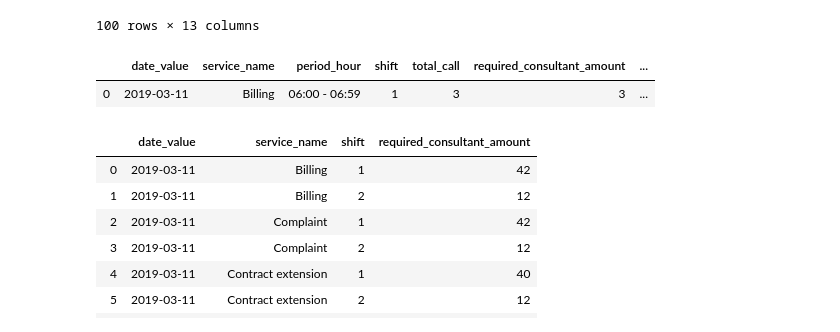
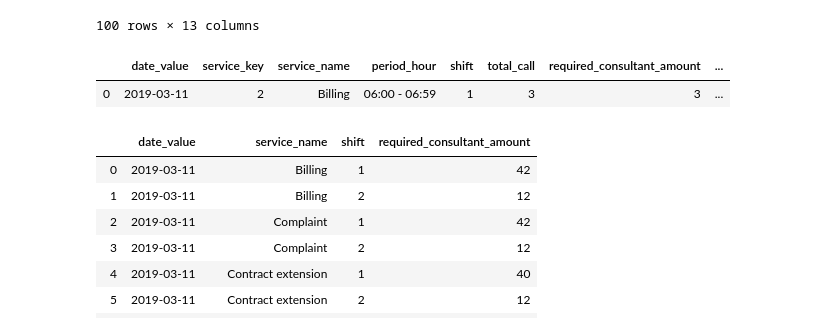
Before and after one commit to SzymonBocian/PracaInzynierska, a Jupyter notebook: DataScripts/04_05_optimization_module.ipynb, the cells around one changed output. Drawn from its saved outputs; the diff is of its cells as text; code cells hidden in the pictures.

```diff
--- a/DataScripts/optimization_module.ipynb
+++ b/DataScripts/04_05_optimization_module.ipynb
@@ -37,11 +55,16 @@ db = db.DbConn(conn_dict)
 
 time_period_date = [ 20190311, 20190312, 20190313, 20190314, 20190315, 20190316, 20190317 ]
 
+time_period_val = [ "{0}_val".format(x) for x in time_period_date]
+
 forecast_sql     = "SELECT * FROM snap.service_date_hour_vw WHERE date_key IN (" + ",".join(map(str, time_period_date)) + ");"
-rest_col_sql     = "SELECT column_name FROM INFORMATION_SCHEMA.columns WHERE table_schema = 'snap' AND table_name = 'consultant_skills_vw' UNION ALL SELECT '" + "' UNION ALL SELECT '".join(map(str, time_period_date)) + "';"
+rest_col_sql     = "SELECT column_name FROM INFORMATION_SCHEMA.columns WHERE table_schema = 'snap' AND table_name = 'consultant_skills_vw' UNION ALL SELECT '" + \
+"' UNION ALL SELECT '".join(map(str, time_period_date + time_period_val)) + "';"
+
+# print(rest_col_sql)
 
 sql_dict = {
-    "restriction"  : "SELECT *, 0, 0, 0, 0, 0, 0, 0 FROM snap.consultant_skills_vw;",
+    "restriction"  : "SELECT *, 0, 0, 0, 0, 0, 0, 0, 0, 0, 0, 0, 0, 0, 0 FROM snap.consultant_skills_vw;",
     #"rest_col"     : "SELECT column_name FROM INFORMATION_SCHEMA.columns WHERE table_schema = 'snap' AND table_name = 'consultant_skills_vw' UNION ALL SELECT 'occupied';",
     "rest_col"     : rest_col_sql,
     "forecast"     : forecast_sql,
@@ -102,7 +127,6 @@ requirements_dict = {
     "in_period"            : [60],   \
     "avg_handle_time"      : [180],  \
     "required_service_lvl" : [0.8],  \
-#     "required_service_lvl" : [0.25],  \
     "trgt_answer_time"     : [20],   \
     "max_occup"            : [0.85], \
     "shrink"               : [0.3]
@@ -114,36 +138,36 @@ df = pd.merge(forecast_df, required_df, on = "key")
 
 f = lambda x: u.calculate(x["total_call"],
                           x["in_period"],
-#                           x["avg_handle_time_sec"],
                           x["avg_handle_time"],
                           x["required_service_lvl"],
                           x["trgt_answer_time"],
                           x["max_occup"],
                           x["shrink"])
 
 df["erlang_c"] = df.apply(f, axis = 1)
 
 df[["probability_call_wait",
     "acquired_service_level",
     "immediately_answer_calls",
     "max_occupancy",
     "average_speed_of_answer",
     "required_consultant_amount"]] = pd.DataFrame(df.erlang_c.values.tolist(), index = df.index)
 
 df[["date_value",
+    "service_key",
     "service_name",
     "period_hour",
     "shift",
     "total_call",
     "required_consultant_amount",
     "probability_call_wait",
     "acquired_service_level",
     "immediately_answer_calls",
     "max_occupancy",
     "average_speed_of_answer"]].head(1)
 # %% [output]
-|  | date_value | service_name | period_hour | shift | total_call | required_consultant_amount | ... |
-| 0 | 2019-03-11 | Billing | 06:00 - 06:59 | 1 | 3 | 3 | ... |
+|  | date_value | service_key | service_name | period_hour | shift | total_call | required_consultant_amount | ... |
+| 0 | 2019-03-11 | 2 | Billing | 06:00 - 06:59 | 1 | 3 | 3 | ... |
 # %%
 df.groupby(["date_value", "service_name", "shift"])["required_consultant_amount", "total_call"].sum().head(20)
 df.groupby(["date_value", "service_name", "shift"])["required_consultant_amount"].sum().reset_index().head(20)
```
Also changed, not shown: parts of 9 cells of this notebook, 31 other files.
